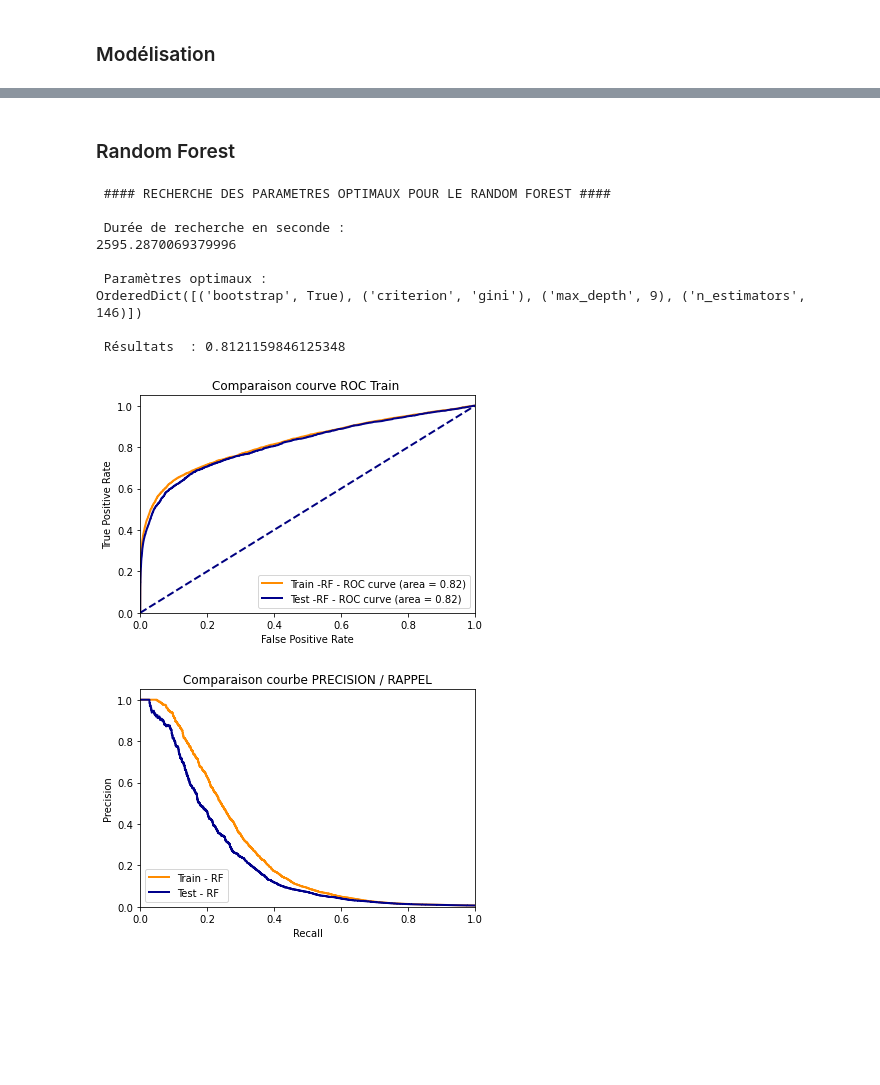
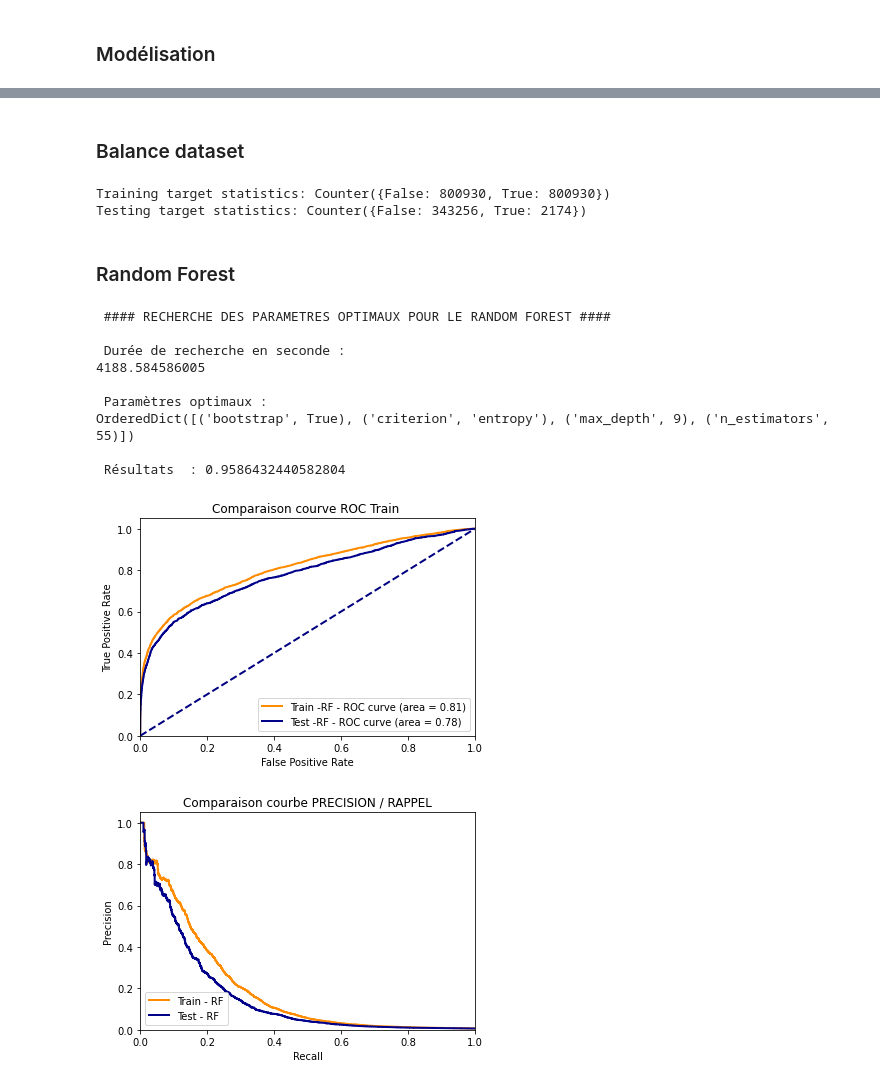
Before and after one commit to AleMax2/Scoring, a Jupyter notebook: Scoring_Constanza.ipynb, the cells around one changed output, grey strips where cells are left out. Saved outputs shown, nothing was run; the diff lists cells and outputs as text; code cells hidden in the pictures; blank space fills up the shorter version.

Commit message:
FD et balance

```diff
--- a/Scoring_Constanza.ipynb
+++ b/Scoring_Constanza.ipynb
@@ -236,9 +279,9 @@ X_train, X_test, y_train, y_test = train_test_split(X, Y,
 # %%
 # Création des dummies pour les variables categorielles
 # %%
-X_train = pd.concat([X_train,pd.get_dummies(X_train[['Continent', 'Heure', 'Month']],prefix=['Continent', 'Heure', 'Month'],
+X_train = pd.concat([X_train,pd.get_dummies(X_train[['Continent', 'Parties_Jour', 'Month']],prefix=['Continent', 'Parties_Jour', 'Month'],
                                             dummy_na = True,drop_first=True)],axis = 1)
-X_test = pd.concat([X_test,pd.get_dummies(X_test[['Continent', 'Heure', 'Month']], prefix=['Continent', 'Heure', 'Month'],
+X_test = pd.concat([X_test,pd.get_dummies(X_test[['Continent', 'Parties_Jour', 'Month']], prefix=['Continent', 'Parties_Jour', 'Month'],
                                           dummy_na = True,drop_first=True)], axis = 1)
 # %%
 # on vérifie que les deux bases (train et test) ont les mêmes correlations
@@ -262,7 +305,9 @@ Matrice correlation : test
 # On observe que les variables Sum, Redondance, Difference_Pays sont très correlés entre ces temporalités.
 # On conserve juste les variables relatives aux dernières 3 et 24 heures
 # %%
-X_train.drop(['FM_Sum_6','FM_Sum_12','FM_Redondance_MCC_6', 'FM_Redondance_MCC_12','FM_Difference_Pays_6','FM_Difference_Pays_12',
-              'Continent', 'Heure', 'Month', 'Continent_nan', 'Heure_nan','Month_nan'], axis=1, inplace=True)
-X_test.drop(['FM_Sum_6','FM_Sum_12','FM_Redondance_MCC_6', 'FM_Redondance_MCC_12','FM_Difference_Pays_6','FM_Difference_Pays_12',
-            'Continent', 'Heure', 'Month', 'Continent_nan', 'Heure_nan','Month_nan'], axis=1, inplace=True)
+X_train.drop(['FM_Sum_6','FM_Sum_12','FM_Redondance_MCC_6', 'FM_Redondance_MCC_12','FM_Difference_Pays_6','FM_Difference_Pays_12', 'FM_Velocity_Condition_6', 'FM_Velocity_Condition_12',
+              'Continent', 'Parties_Jour', 'Month', 'Continent_nan', 'Parties_Jour_nan','Month_nan'], axis=1, inplace=True)
+X_test.drop(['FM_Sum_6','FM_Sum_12','FM_Redondance_MCC_6', 'FM_Redondance_MCC_12','FM_Difference_Pays_6','FM_Difference_Pays_12', 'FM_Velocity_Condition_6', 'FM_Velocity_Condition_12',
+            'Continent', 'Parties_Jour', 'Month', 'Continent_nan', 'Parties_Jour_nan','Month_nan'], axis=1, inplace=True)
+# %% [markdown]
+### Balance dataset
@@ -269,3 +317,11 @@ X_test.drop(['FM_Sum_6','FM_Sum_12','FM_Redondance_MCC_6', 'FM_Redondance_MCC_12
+# %%
+over_sampler = SMOTE(k_neighbors=2)
+X_res, y_res = over_sampler.fit_resample(X_train, y_train)
+print(f"Training target statistics: {Counter(y_res)}")
+print(f"Testing target statistics: {Counter(y_test)}")
+# %% [output]
+Training target statistics: Counter({False: 800930, True: 800930})
+Testing target statistics: Counter({False: 343256, True: 2174})
 # %% [markdown]
 ### Random Forest
 # %%
@@ -280,9 +336,9 @@ NB_ITER = 5
 opt = BayesSearchCV(RandomForestClassifier(),param_dict_bayes_RF,n_iter=NB_ITER,cv=5,scoring = 'roc_auc')
 
 start = timer()
-opt.fit(X_train, y_train)
+opt.fit(X_res, y_res)
 delais = timer()- start
-best_param_opti_bayes =opt.best_params_
+best_param_opti_bayes = opt.best_params_
 best_score_opti_bayes = opt.best_score_
 all_result_opti_bayes = opt.cv_results_
 print(" #### RECHERCHE DES PARAMETRES OPTIMAUX POUR LE RANDOM FOREST #### ")
@@ -297,18 +353,18 @@ print("\n Résultats  : " + str(best_score_opti_bayes))
  #### RECHERCHE DES PARAMETRES OPTIMAUX POUR LE RANDOM FOREST ####
 
  Durée de recherche en seconde :
-2595.2870069379996
+4188.584586005
 
  Paramètres optimaux :
-OrderedDict([('bootstrap', True), ('criterion', 'gini'), ('max_depth', 9), ('n_estimators', 146)])
+OrderedDict([('bootstrap', True), ('criterion', 'entropy'), ('max_depth', 9), ('n_estimators', 55)])
 
- Résultats  : 0.8121159846125348
+ Résultats  : 0.9586432440582804
 # %%
 # Apprentissage du modèle
 
 rf_clf = RandomForestClassifier(**opt.best_params_)
 
-rf_clf.fit(X_train,y_train)
+rf_clf.fit(X_res,y_res)
 
 #Calcul des métriques
 
@@ -331,35 +387,35 @@ plt.ylim([0.0, 1.05])
 plt.xlabel('False Positive Rate')
 plt.ylabel('True Positive Rate')
 plt.title('Comparaison courve ROC Train ')
 plt.legend(loc="lower right")
 plt.show()
 
 
 
 ### COURBES PRECISION RAPPEL
 
 precision_train_RF, recall_train_RF, thresholds_train_RF = precision_recall_curve(y_train,
                                                                          rf_clf.predict_proba(X_train)[:,1])
 
 precision_test_RF, recall_test_RF, thresholds_test_RF = precision_recall_curve(y_test,
                                                                          rf_clf.predict_proba(X_test)[:,1])
 
 plt.figure()
 lw = 2
 plt.plot(recall_train_RF,precision_train_RF, color='darkorange',
          lw=lw, label='Train - RF')
 plt.plot(recall_test_RF,precision_test_RF, color='darkblue',
          lw=lw, label='Test - RF')
 plt.xlim([0.0, 1.0])
 plt.ylim([0.0, 1.05])
 plt.xlabel('Recall')
 plt.ylabel('Precision')
 plt.title('Comparaison courbe PRECISION / RAPPEL')
 plt.legend(loc="lower left")
 plt.show()
 # %% [output]
-[figure, old version]
+[figure, new version]
-[figure, old version]
+[figure, new version]
 # %%
 importance_variable_rf = pd.DataFrame()
 importance_variable_rf["Variable"]= X_train.columns.tolist()
```
Also changed, not shown: parts of 16 cells of this notebook.
